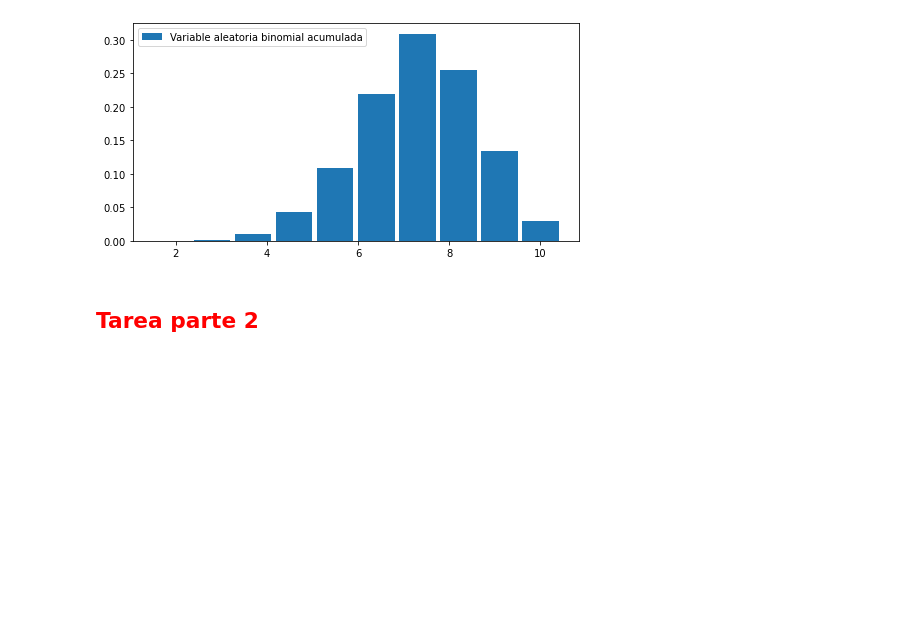
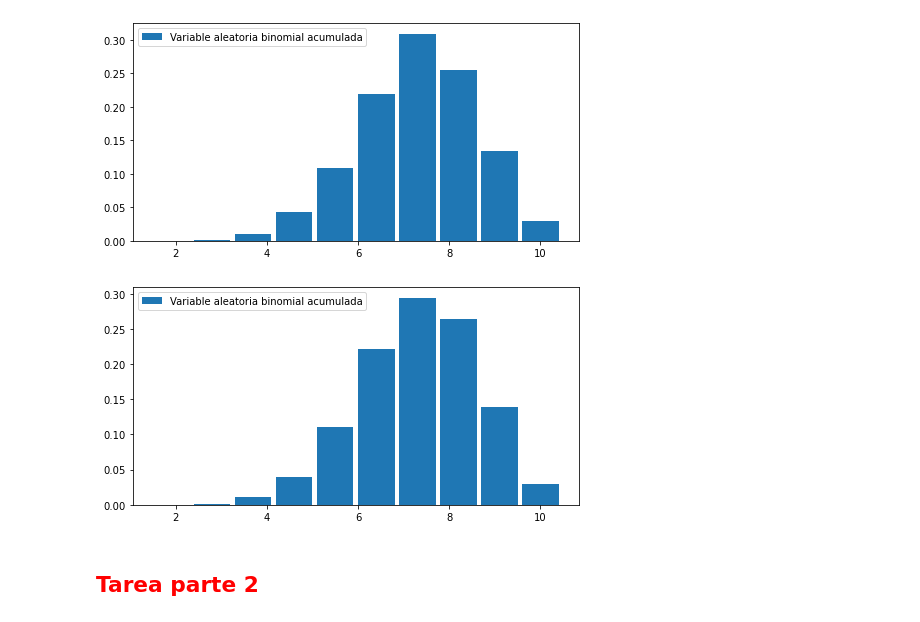
Before and after one commit to BetsyTorres/ProyectoConjunto_BTorres_DCastillo, a Jupyter notebook: Tarea_4.ipynb, the cells around one changed output. Cells and saved outputs as stored; diff of their text form; code cells hidden in the pictures; blank space fills up the shorter version.

```diff
--- a/Tarea_4.ipynb
+++ b/Tarea_4.ipynb
@@ -150,3 +171,40 @@ plot_histogram_discrete(dist_binomial_disc,'Variable aleatoria binomial acumulad
+# %%
+# Sol 2 Daniel Castillo
+
+# Defino la función para generar variables aleatorias discretas
+def f_discreta(u, p_acum):
+    a = np.array(list(map(lambda i:sum(1 for j in p_acum if j<u[i]),range(len(u)))))
+    return a
+
+def graph(dist,label,density=True):
+    plt.figure(figsize=[8,4])
+    y,x = np.histogram(dist,bins = len(set(dist)),density = density)
+    plt.bar(x[1:],y,label=label)
+    plt.legend()
+    plt.show()
+
+def f_acum(n,p):
+    v = np.zeros(n)
+    v[0] = (1-p)**n
+    def aux(i):
+        nonlocal v
+        c  = p/(1-p)
+        v[i+1]=(c*(n-i)/(i+1))*v[i]
+    [aux(i) for i in range(n-1)]
+    return np.cumsum(v)
+
+N = 10000
+n = 10
+p = 0.7
+
+
+f_bin = f_acum(n,p)
+u = np.random.rand(N)
+
+dist_binomial_disc = f_discreta(u,f_bin)
+graph(dist_binomial_disc,'Variable aleatoria binomial acumulada')
+# %% [output]
+[figure, added]
 # %% [markdown]
 ## <font color ='red'> **Tarea parte 2**
 # %% [markdown]
```
Also changed, not shown: parts of 5 cells of this notebook.
